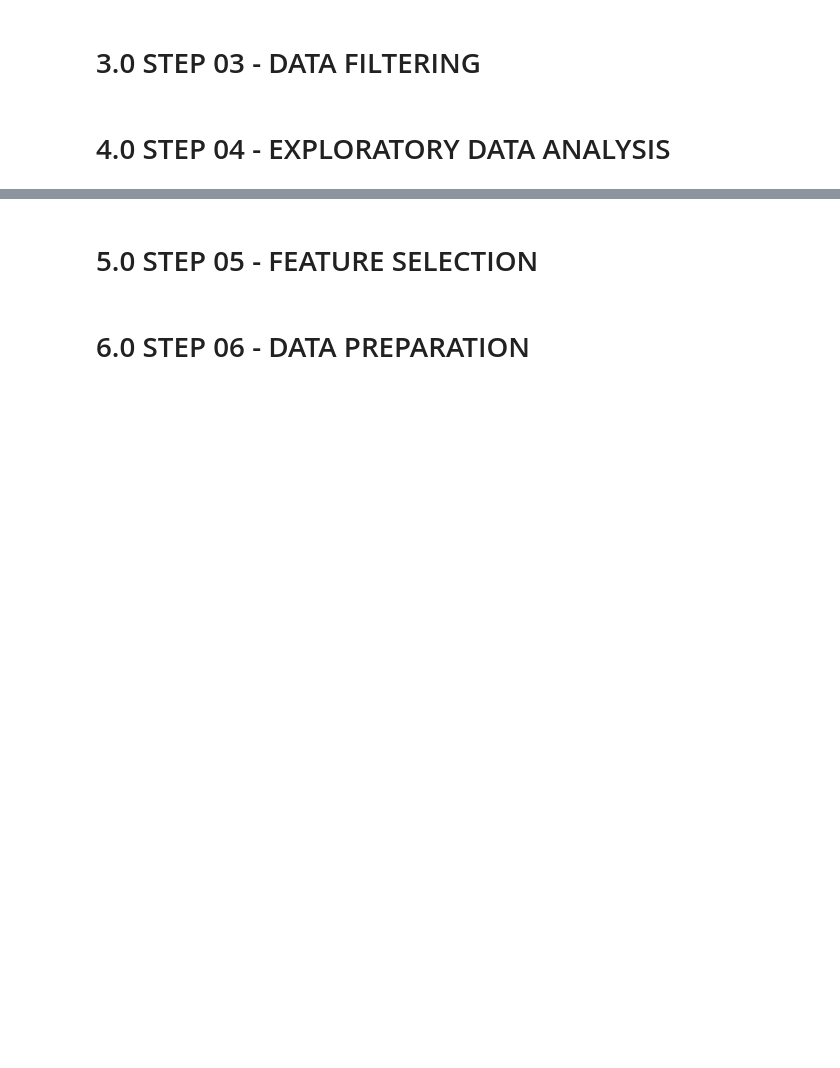
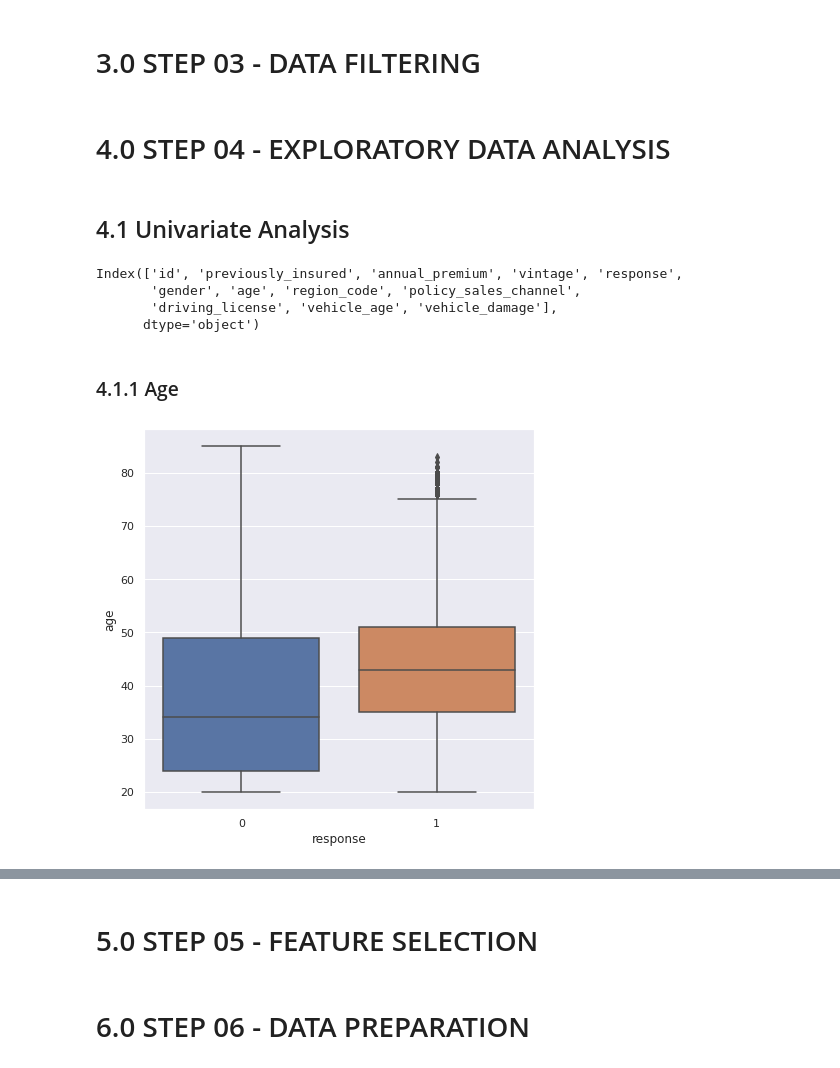
Before and after one commit to JeffersonMedines/health_insurance_cross_sell, a Jupyter notebook: notebooks/m01_v01_health_insurance_cross_sell.ipynb, the cells around one changed output, grey strips where cells are left out. Saved outputs shown, nothing was run; the diff lists cells and outputs as text; code cells hidden in the pictures; blank space fills up the shorter version.

Commit message:
start univariate analysis

```diff
--- a/notebooks/m01_v01_health_insurance_cross_sell.ipynb
+++ b/notebooks/m01_v01_health_insurance_cross_sell.ipynb
@@ -193,2 +211,12 @@ sns.barplot( x='vehicle_age', y='id', hue='response', data=aux1 )
 # %% [markdown]
 # 2.0 STEP 02 - FEATURE ENGINEERING
+# %%
+df2 = df1.copy()
+# %%
+# vehicle_damage
+df2['vehicle_damage'] = df2['vehicle_damage'].apply( lambda x: 1 if x == 'Yes' else 0 )
+
+# vehicle_age
+df2['vehicle_age'] = df2['vehicle_age'].apply( lambda x: 'below_1_year' if x == '< 1 Year' else
+                                                         'between_1_2_year' if x == '1-2 Year' else
+                                                         'over_2_years' )
@@ -195,4 +232,25 @@ sns.barplot( x='vehicle_age', y='id', hue='response', data=aux1 )
 # %% [markdown]
 # 3.0 STEP 03 - DATA FILTERING
+# %%
+df3 = df2.copy()
 # %% [markdown]
 # 4.0 STEP 04 - EXPLORATORY DATA ANALYSIS
+# %%
+df4 = df3.copy()
+# %% [markdown]
+## 4.1 Univariate Analysis
+# %%
+df4.columns
+# %% [output]
+Index(['id', 'previously_insured', 'annual_premium', 'vintage', 'response',
+       'gender', 'age', 'region_code', 'policy_sales_channel',
+       'driving_license', 'vehicle_age', 'vehicle_damage'],
+      dtype='object')
+# %% [markdown]
+### 4.1.1 Age
+# %%
+# age
+sns.set(rc={'figure.figsize':(7, 7)})
+sns.boxplot( x='response', y='age', data=df4 );
+# %% [output]
+[figure, added]
```
Also changed, not shown: parts of 26 cells of this notebook.
